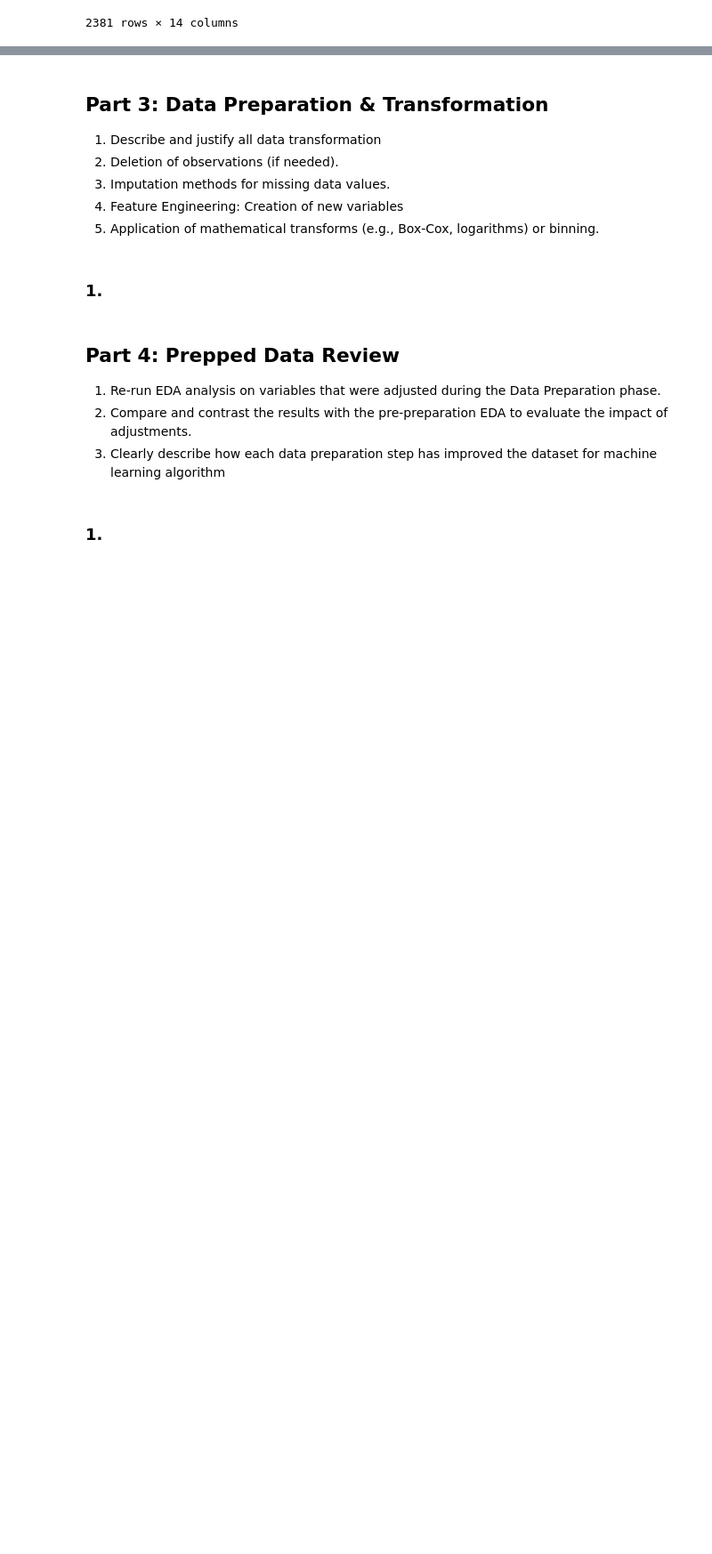
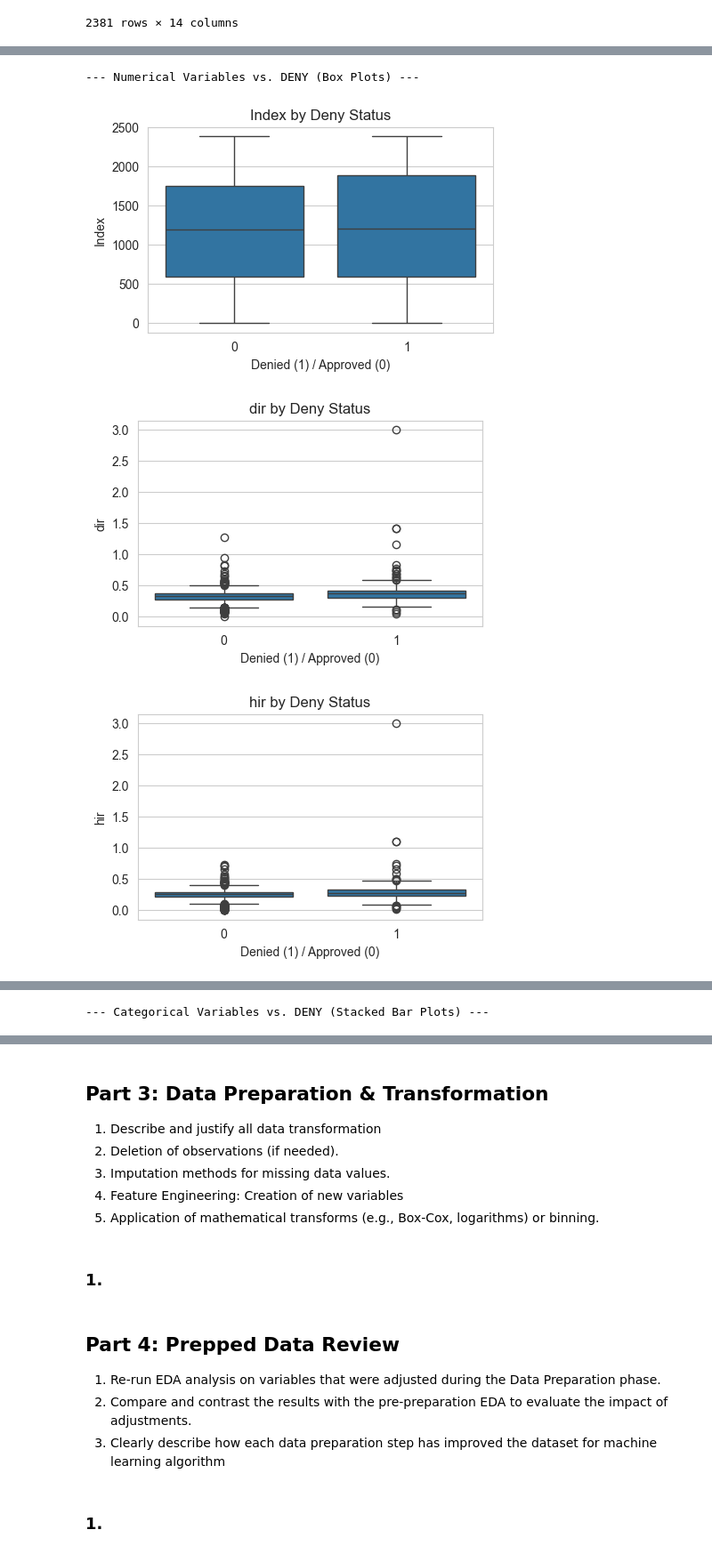
Before and after one commit to CheliMex/CS381_DataAnalytics, a Jupyter notebook: Quiz4/A_Castelan_Quiz4.ipynb, the cells around one changed output, grey strips where cells are left out. Shown: that part at 89% size. Cells and saved outputs as stored; diff of their text form; code cells hidden in the pictures; blank space fills up the shorter version.

```diff
--- a/Quiz4/A_Castelan_Quiz4.ipynb
+++ b/Quiz4/A_Castelan_Quiz4.ipynb
@@ -174,0 +380,9 @@ df.describe()
+# %%
+print("--- Visualizing Distributions of Categorical Variables (Bar Plots) ---\n")
+for col in categorical_cols:
+    plt.figure()
+    sns.countplot(y=df[col].dropna(), order = df[col].value_counts().index)
+    plt.title(f'Count of {col}')
+    plt.xlabel('Count')
+    plt.ylabel(col)
+    plt.show()
@@ -176,0 +414,15 @@ df.describe()
+# %%
+# Numerical variables vs. DENY
+print("--- Numerical Variables vs. DENY (Box Plots) ---\n")
+for col in numerical_cols:
+    plt.figure()
+    sns.boxplot(x='deny', y=col, data=df)
+    plt.title(f'{col} by Deny Status')
+    plt.xlabel('Denied (1) / Approved (0)')
+    plt.ylabel(col)
+    plt.show()
+# %% [output]
+--- Numerical Variables vs. DENY (Box Plots) ---
+[figure, added]
+[figure, added]
+[figure, added]
@@ -176,0 +439,16 @@ df.describe()
+# %%
+# Categorical variables vs. DENY
+print("--- Categorical Variables vs. DENY (Stacked Bar Plots) ---\n")
+for col in categorical_cols:
+    plt.figure()
+    # Create a cross-tabulation to get counts for each category by DENY status
+    crosstab = pd.crosstab(df[col], df['deny'], normalize='index') * 100 # Change to percentages
+    crosstab.plot(kind='bar', stacked=True, colormap='Paired')
+    plt.title(f'DENY Status by {col} (%)')
+    plt.xlabel(col)
+    plt.ylabel('Percentage')
+    plt.legend(title='DENY', labels=['Approved (0)', 'Denied (1)'])
+    plt.tight_layout()
+    plt.show()
+# %% [output]
+--- Categorical Variables vs. DENY (Stacked Bar Plots) ---
```
Also changed, not shown: parts of 31 cells of this notebook.
